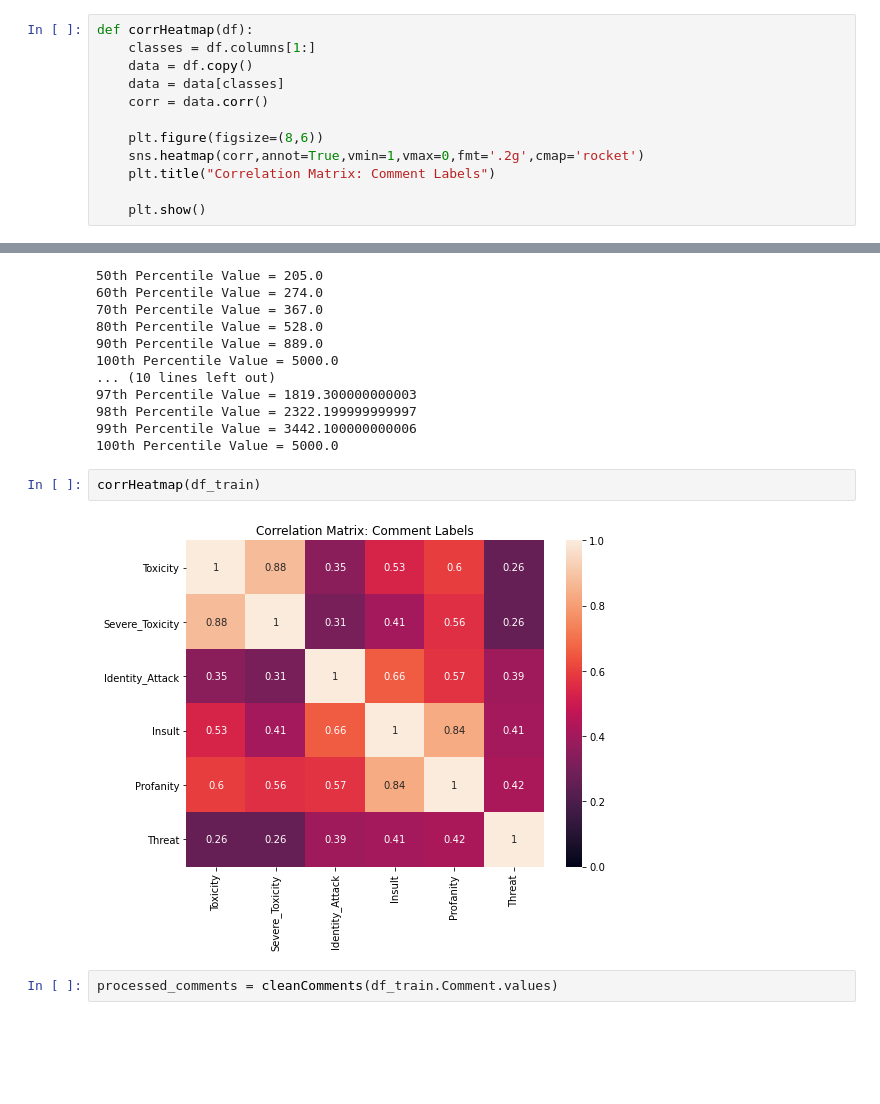
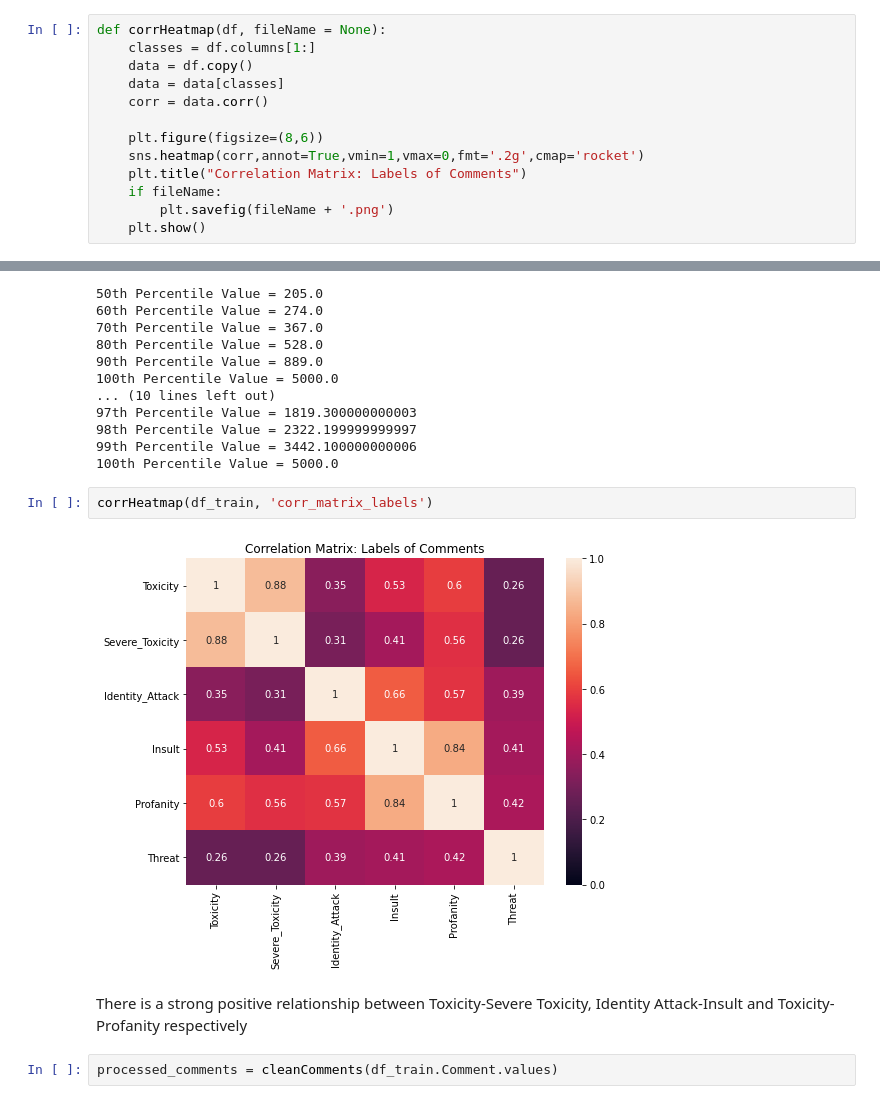
Before and after one commit to OrkunAvci/Toxicity-Detection-Model, a Jupyter notebook: notebook.ipynb, the cells around one changed output, grey strips where cells are left out. Drawn from its saved outputs; the diff is of its cells as text; blank space fills up the shorter version.

```diff
--- a/notebook.ipynb
+++ b/notebook.ipynb
@@ -184,7 +188,7 @@ def cleanComments(comments):
     final_comments = final_processing(processed_comments)
     return final_comments
 # %%
-def corrHeatmap(df):
+def corrHeatmap(df, fileName = None):
     classes = df.columns[1:]
     data = df.copy()
     data = data[classes]
@@ -192,8 +196,9 @@ def corrHeatmap(df):
 
     plt.figure(figsize=(8,6))
     sns.heatmap(corr,annot=True,vmin=1,vmax=0,fmt='.2g',cmap='rocket')
-    plt.title("Correlation Matrix: Comment Labels")
-
+    plt.title("Correlation Matrix: Labels of Comments")
+    if fileName:
+        plt.savefig(fileName + '.png')
     plt.show()
 # %%
 def showPercentiles(data):
@@ -279,9 +294,11 @@ showPercentiles(df_train.Comment.str.len())
 99th Percentile Value = 3442.100000000006
 100th Percentile Value = 5000.0
 # %%
-corrHeatmap(df_train)
+corrHeatmap(df_train, 'corr_matrix_labels')
 # %% [output]
-[figure, old version]
+[figure, new version]
+# %% [markdown]
+There is a strong positive relationship between Toxicity-Severe Toxicity, Identity Attack-Insult and Toxicity-Profanity respectively
 # %%
 processed_comments = cleanComments(df_train.Comment.values)
 # %% [output]
```
Also changed, not shown: parts of 6 cells of this notebook.
